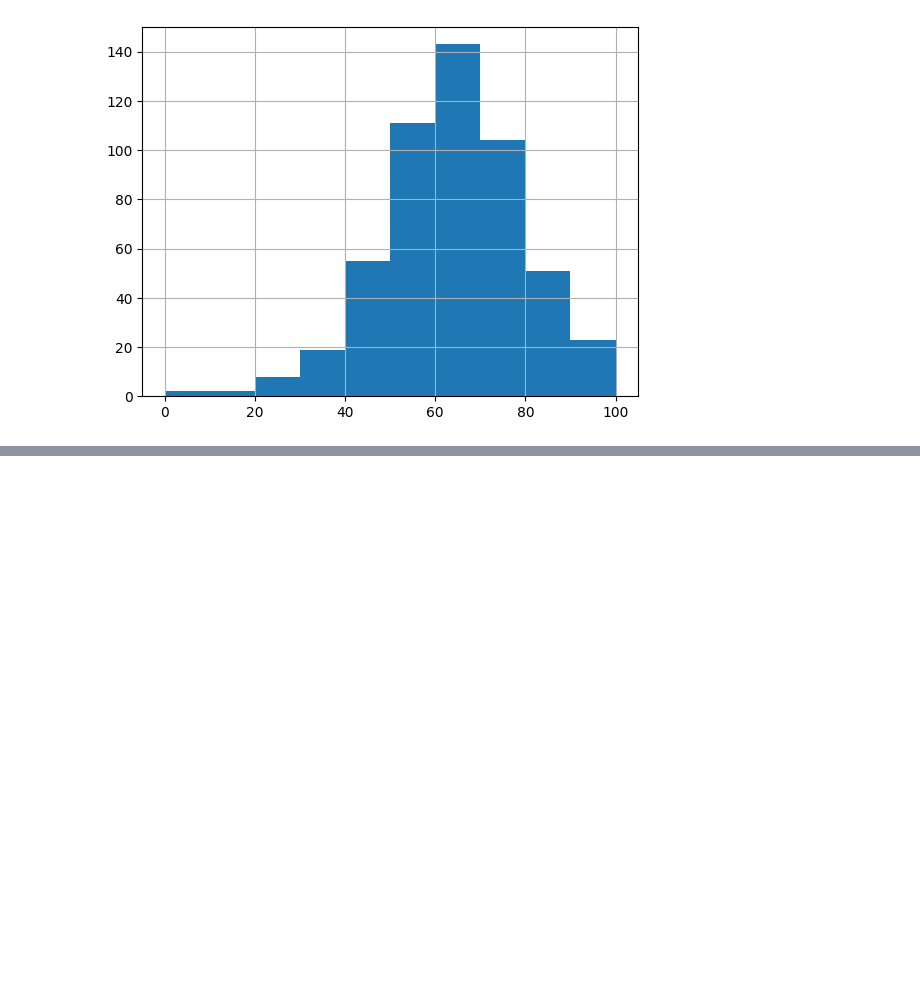
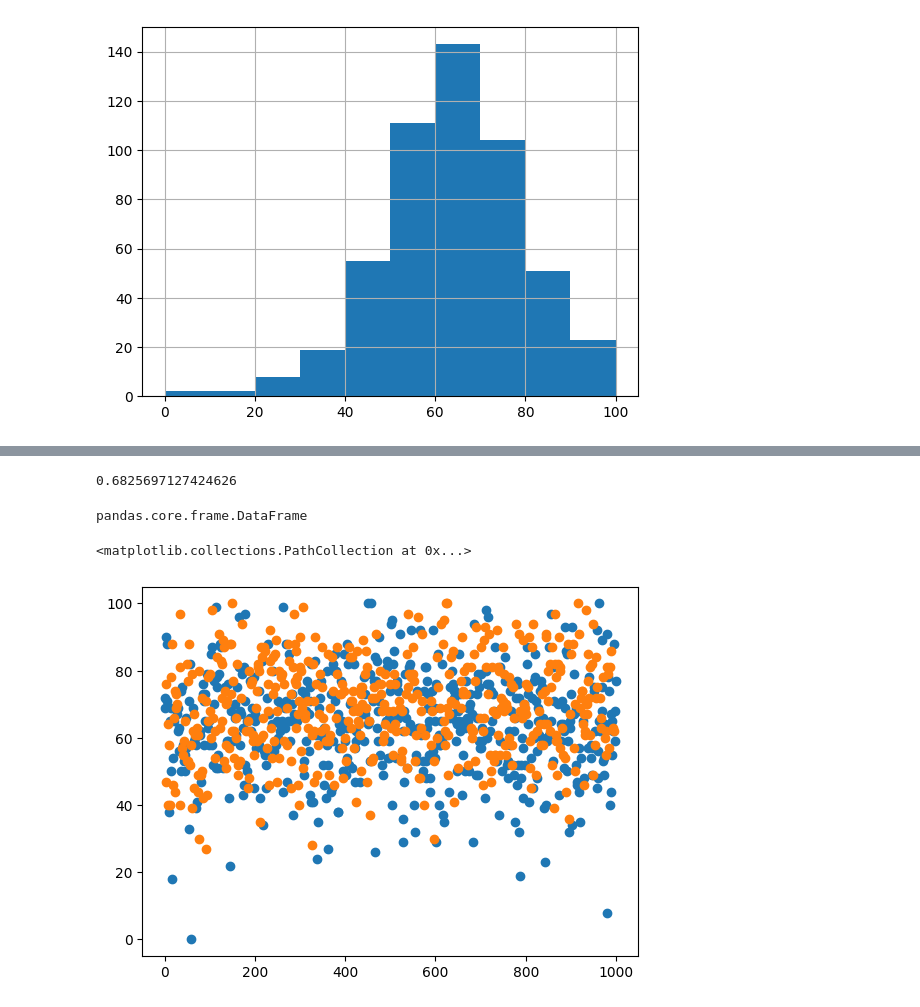
Before and after one commit to gitbhusalhubpramish/student-performance-kaggle, a Jupyter notebook: notebook6efdc2edcc.ipynb, the cells around one changed output, grey strips where cells are left out. Drawn from its saved outputs; the diff is of its cells as text; code cells hidden in the pictures; blank space fills up the shorter version.

Commit message:
Kaggle Notebook | notebook6efdc2edcc | plt scatter gender

```diff
--- a/notebook6efdc2edcc.ipynb
+++ b/notebook6efdc2edcc.ipynb
@@ -114,0 +137,26 @@ plt.show()
+# %%
+from sklearn.model_selection import train_test_split
+from sklearn.linear_model import LinearRegression
+
+X_train, X_test, y_train, y_test = train_test_split(
+    X, y, test_size=0.2, random_state=42
+)
+
+model = LinearRegression()
+model.fit(X_train, y_train)
+
+print(model.score(X_test, y_test))
+# %% [output]
+0.6825697127424626
+# %%
+type(df)
+# %% [output]
+pandas.core.frame.DataFrame
+# %%
+df["pass"] = (df["math score"]>=40).astype(int)
+# %%
+plt.scatter(df[df["gender"]==1].index,df[df["gender"]==1]["math score"],label="male")
+plt.scatter(df[df["gender"]==0].index,df[df["gender"]==0]["math score"], label="female")
+# %% [output]
+<matplotlib.collections.PathCollection at 0x...>
+[figure, added]
```
Also changed, not shown: parts of 1 cell of this notebook.
